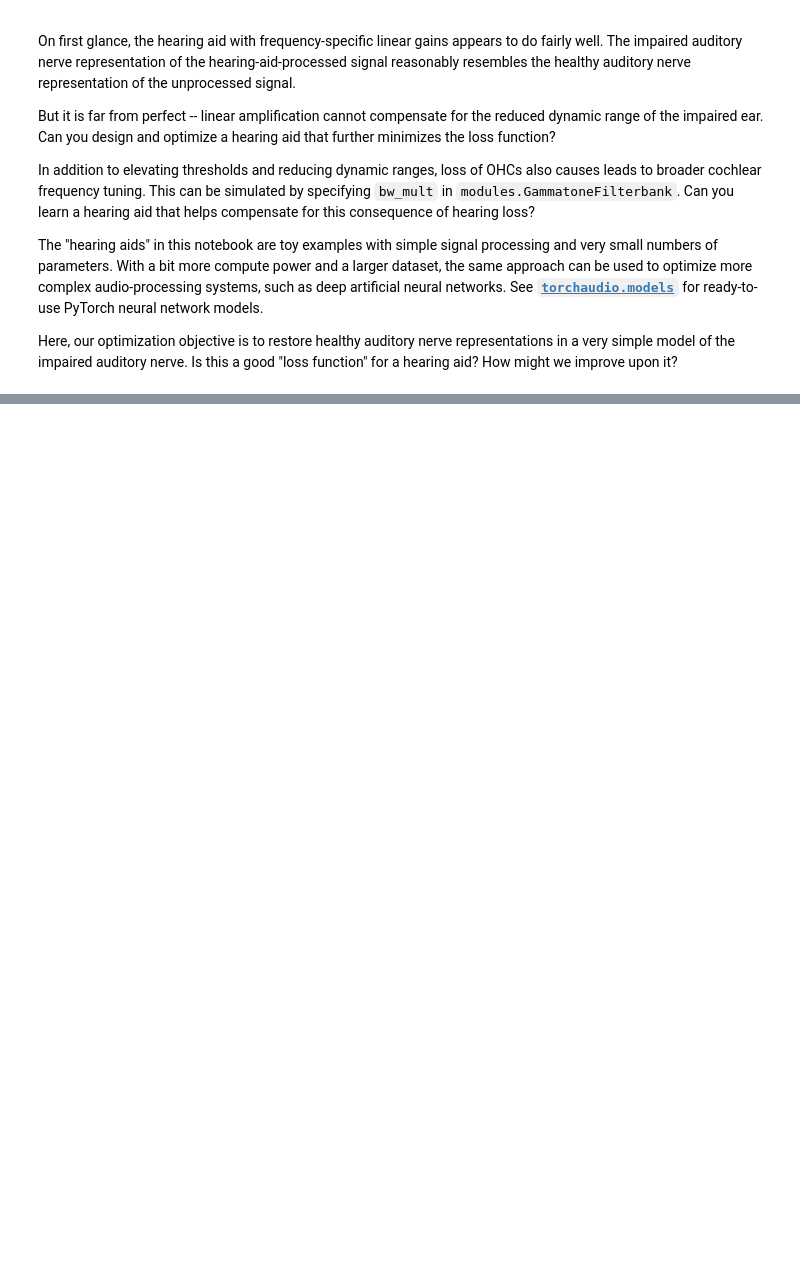
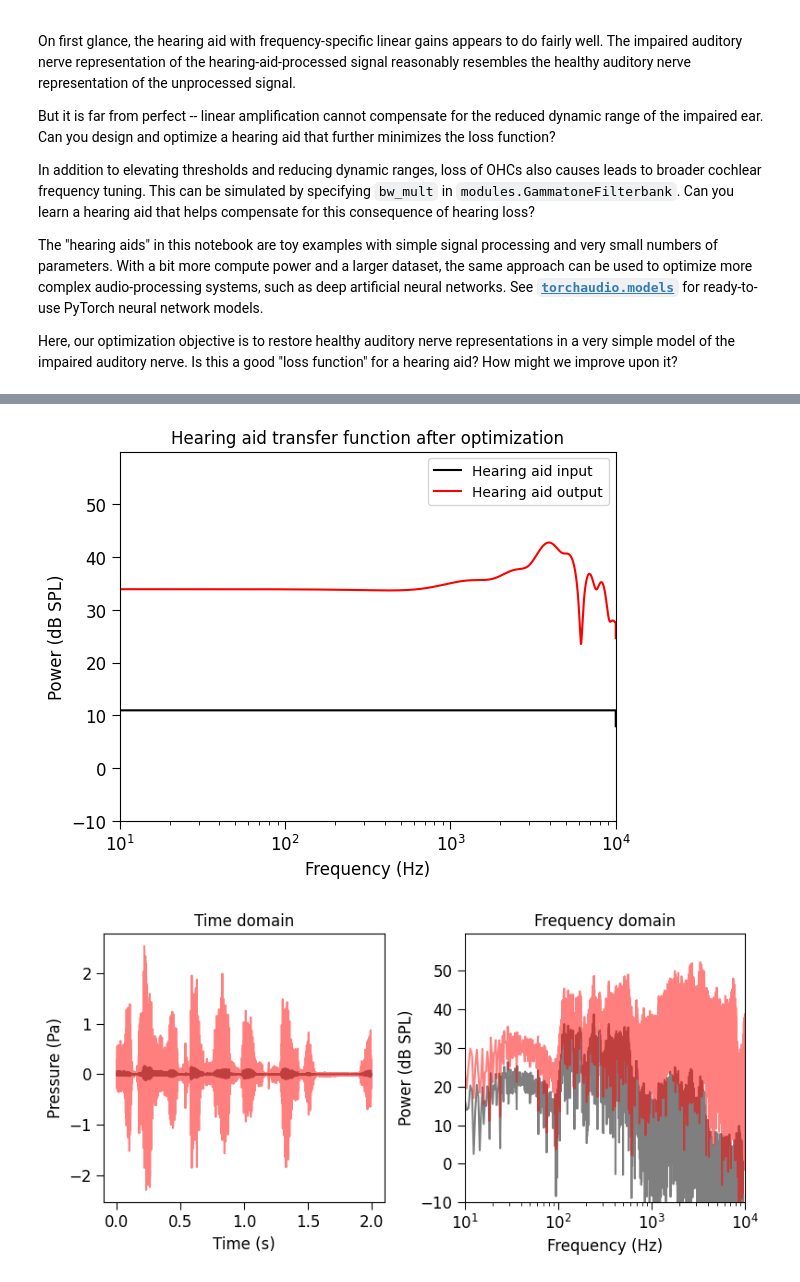
Before and after one commit to msaddler/auditory_model_tutorial, a Jupyter notebook: DEVELOPMENT.ipynb, the cells around one changed output, grey strips where cells are left out. Saved outputs shown, nothing was run; the diff lists cells and outputs as text; code cells hidden in the pictures; blank space fills up the shorter version.

```diff
--- a/DEVELOPMENT.ipynb
+++ b/DEVELOPMENT.ipynb
@@ -1002,0 +1126,62 @@ Here, our optimization objective is to restore healthy auditory nerve representa
+# %%
+impulse_response_torch = hearing_aid(impulse_torch[None, ...])[0]
+impulse_response = impulse_response_torch.detach().cpu().numpy()
+
+fig, ax = plt.subplots()
+fxx, pxx = utils.periodogram(impulse_numpy, sr)
+fyy, pyy = utils.periodogram(impulse_response, sr)
+ax.plot(fxx, pxx, color="k", label="Hearing aid input")
+ax.plot(fyy, pyy, color="r", label="Hearing aid output")
+ax.legend()
+utils.format_axes(
+    ax,
+    xscale="log",
+    xlimits=[10, sr / 2],
+    ylimits=[-10, None],
+    str_xlabel="Frequency (Hz)",
+    str_ylabel="Power (dB SPL)",
+    str_title="Hearing aid transfer function after optimization",
+)
+plt.show()
+
+example_audio = torch.as_tensor(
+    sf.read("data/000.wav".format(_))[0][None, :],
+    device=device,
+    dtype=torch.float32,
+)
+
+example_audio_aided = hearing_aid(example_audio)
+example_audio = example_audio[0].detach().cpu().numpy()
+example_audio_aided = example_audio_aided[0].detach().cpu().numpy()
+
+fig, ax_arr = plt.subplots(nrows=1, ncols=2, figsize=(8, 4))
+t = np.arange(0, len(example_audio)) / sr
+ax_arr[0].plot(t, example_audio, color="k", alpha=0.5)
+ax_arr[0].plot(t, example_audio_aided, color="r", alpha=0.5)
+ax_arr[0] = utils.format_axes(
+    ax_arr[0],
+    str_xlabel="Time (s)",
+    str_ylabel="Pressure (Pa)",
+    str_title="Time domain",
+)
+fxx, pxx = utils.periodogram(example_audio, sr)
+fyy, pyy = utils.periodogram(example_audio_aided, sr)
+ax_arr[1].plot(fxx, pxx, color="k", alpha=0.5)
+ax_arr[1].plot(fyy, pyy, color="r", alpha=0.5)
+ax_arr[1] = utils.format_axes(
+    ax_arr[1],
+    xscale="log",
+    xlimits=[10, sr / 2],
+    ylimits=[-10, None],
+    str_xlabel="Frequency (Hz)",
+    str_ylabel="Power (dB SPL)",
+    str_title="Frequency domain",
+)
+plt.tight_layout()
+plt.show()
+
+ipd.display(ipd.Audio(rate=sr, data=example_audio))
+ipd.display(ipd.Audio(rate=sr, data=example_audio_aided))
+# %% [output]
+[figure, added]
+[figure, added]
```
Also changed, not shown: parts of 9 cells of this notebook, 1 other file.
